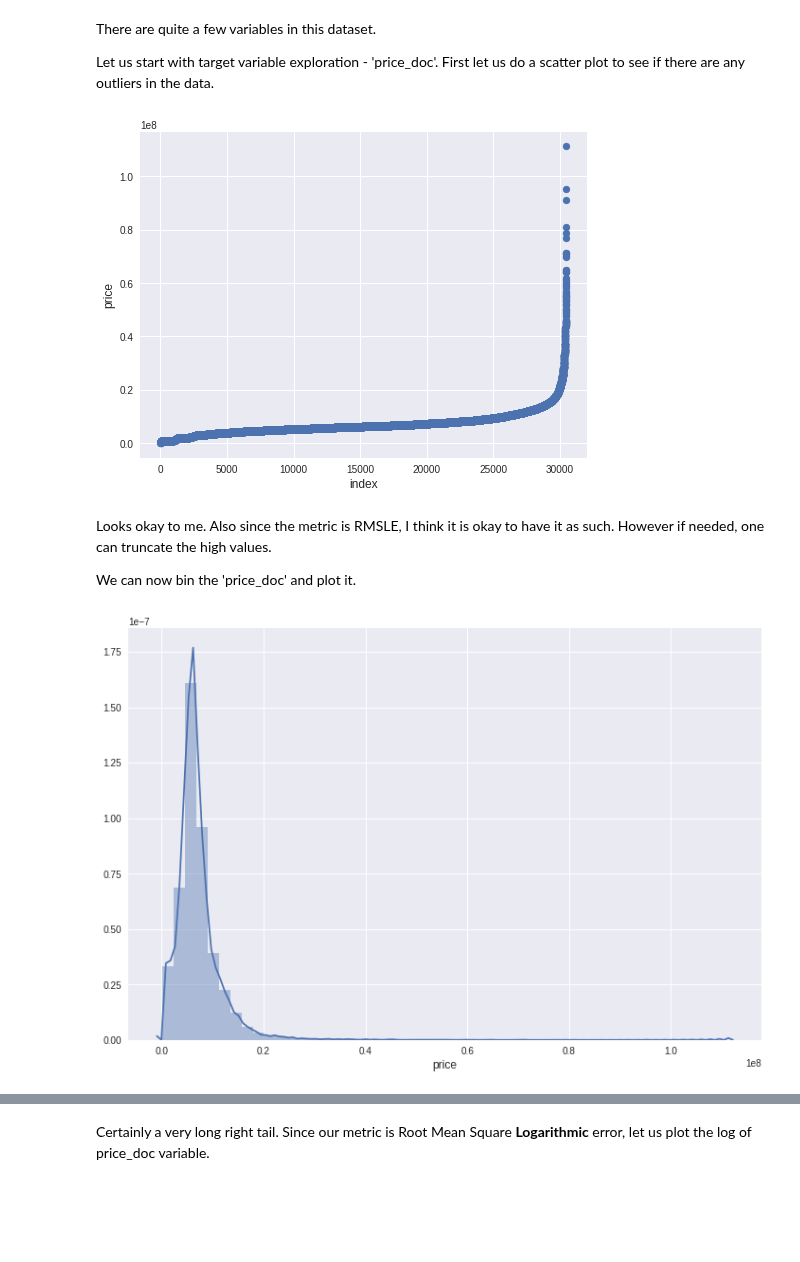
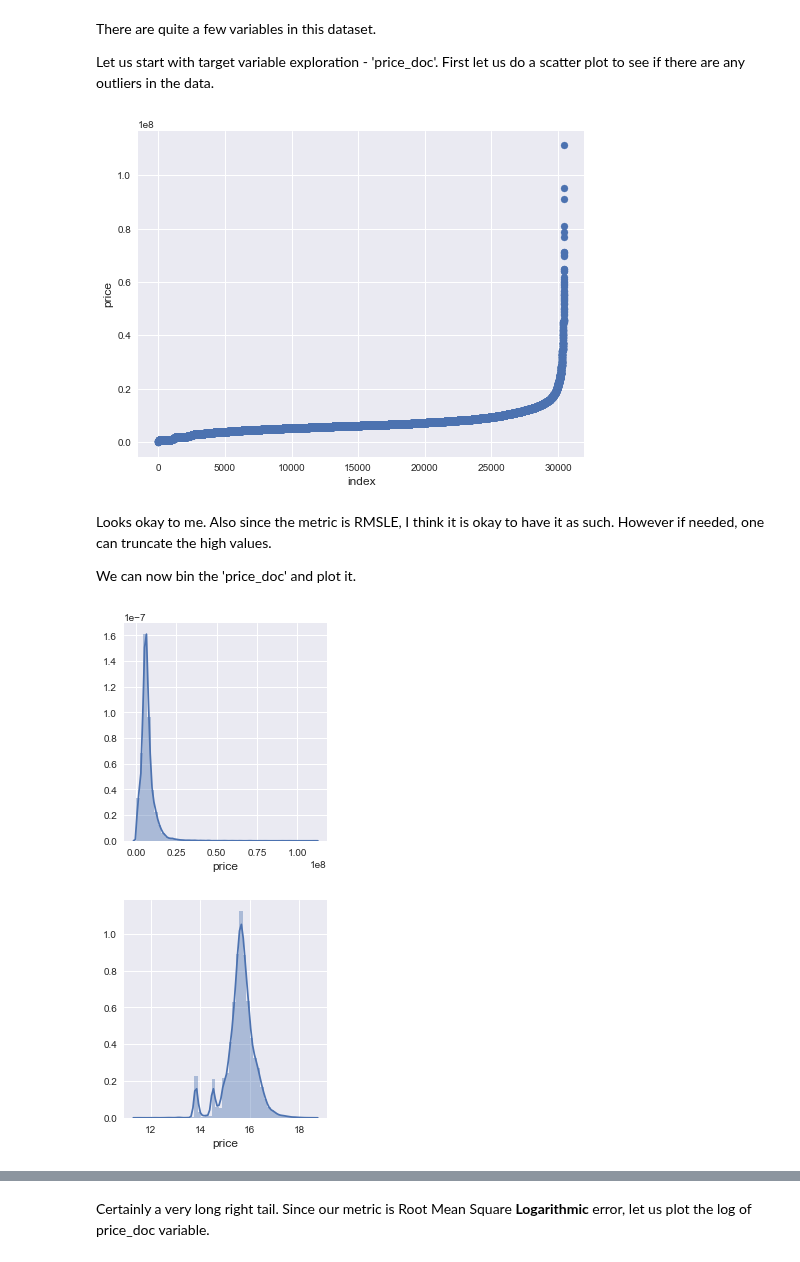
Before and after one commit to JCreeks/SyberbankHousingPrice, a Jupyter notebook: simple_EDA.ipynb, the cells around one changed output, grey strips where cells are left out. Saved outputs shown, nothing was run; the diff lists cells and outputs as text; code cells hidden in the pictures; blank space fills up the shorter version.

```diff
--- a/simple_EDA.ipynb
+++ b/simple_EDA.ipynb
@@ -18,7 +18,7 @@ pd.set_option('display.max_columns', 500)
 # %% [markdown]
 First let us import the train file and get some idea about the data.
 # %%
-train_df = pd.read_csv("../input/train.csv")
+train_df = pd.read_csv("./input/train.csv")
 train_df.shape
 # %% [output]
 (30471, 292)
@@ -42,15 +42,20 @@ plt.xlabel('index', fontsize=12)
 plt.ylabel('price', fontsize=12)
 plt.show()
 # %% [output]
-[figure, old version]
+[figure, new version]
 # %% [markdown]
 Looks okay to me. Also since the metric is RMSLE, I think it is okay to have it as such. However if needed, one can truncate the high values.
 
 We can now bin the 'price_doc' and plot it.
 # %%
-plt.figure(figsize=(12,8))
-sns.distplot(train_df.price_doc.values, bins=50, kde=True)
+plt.figure(figsize=(8,4))
+sns.distplot(train_df.price_doc, bins=50, kde=True, ax=plt.subplot(121))
 plt.xlabel('price', fontsize=12)
 plt.show()
+plt.figure(figsize=(8,4))
+sns.distplot(np.log(train_df.price_doc), bins=50, kde=True, ax=plt.subplot(122))
+plt.xlabel('price', fontsize=12)
+plt.show()
 # %% [output]
-[figure, old version]
+[figure, new version]
+[figure, added]
```
Also changed, not shown: parts of 8 cells of this notebook, 9 other files.
